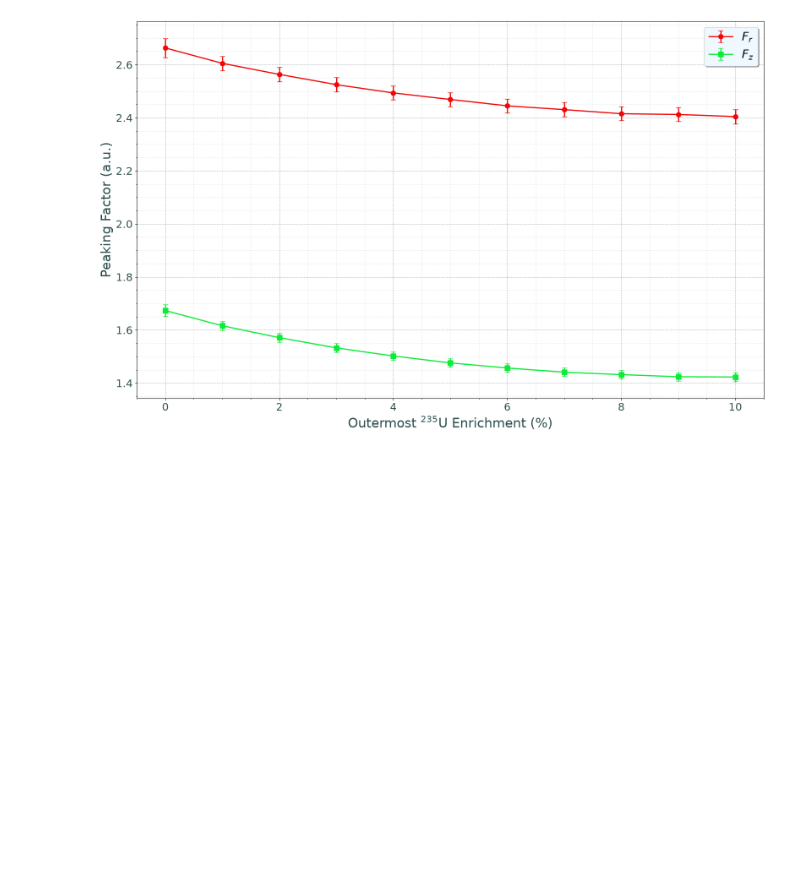
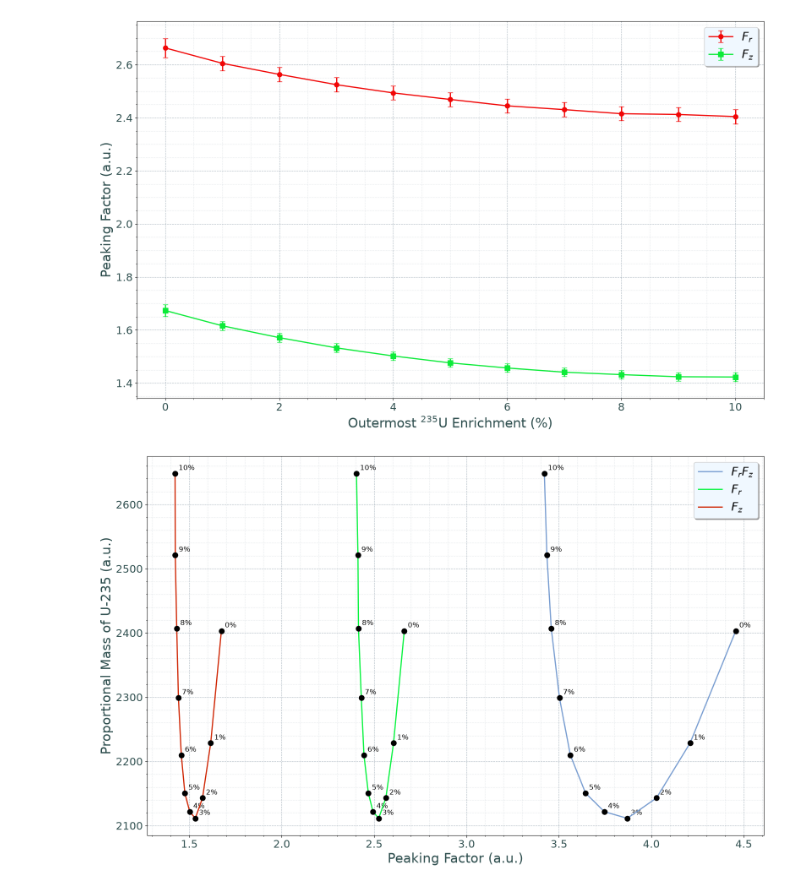
Before and after one commit to oblivion0218/Tesi-Magistrale, a Jupyter notebook: Open MC/FUKUOKA/50PCM_fukuoka/auto/analisi.ipynb, the cells around one changed output. Cells and saved outputs as stored; diff of their text form; code cells hidden in the pictures; blank space fills up the shorter version.

```diff
--- a/Open MC/FUKUOKA/50PCM_fukuoka/auto/analisi.ipynb
+++ b/Open MC/FUKUOKA/50PCM_fukuoka/auto/analisi.ipynb
@@ -1196,3 +1196,101 @@ plt.savefig('peaking_factors_zoom.png', dpi=300)
 plt.show()
 # %% [output]
 [figure]
+# %%
+
+def calcola_e_plotta_massa(df_peak, x_pred, y_pred):
+
+    # Definizione geometria anelli
+    anelli = np.arange(2, 12)
+    n_barre = 6 * (anelli)
+
+    valid_x = []
+    mass_vect = []
+    valid_indices = []
+
+    for i, (x_p, y_p) in enumerate(zip(x_pred, y_pred)):
+        y_start = y_p
+        y_end = x_p
+
+        # Filtro: escludiamo le configurazioni con arricchimento iniziale nullo/negativo
+        if y_start <= 0:
+            continue
+
+        # Calcolo coefficienti retta: e_n = m * n + q
+        m = (y_end - y_start) / 10.0
+        q = y_start - m * 1.0
+
+        # Arricchimenti valutati sui punti discreti 1-11
+        arricchimenti = m * anelli + q
+
+        # Integrale discreto della massa: Somma(N_barre * arricchimento_n)
+        massa_prop = np.sum(n_barre * arricchimenti)
+
+        valid_x.append(x_p)
+        mass_vect.append(massa_prop)
+        valid_indices.append(i)
+        #print(f"Configurazione EXT={x_p:2.1f}, INT={y_start:5.2f} -> Massa Proporzionale: {massa_prop:.2f}")
+
+    mass_vect = np.array(mass_vect)
+    valid_x = np.array(valid_x)
+
+    # Filtriamo il DataFrame df_peak per mantenere solo i punti validi
+    df_valid = df_peak.iloc[valid_indices].reset_index(drop=True)
+
+    # Setup Figura (16x10 pollici)
+    fig, ax = plt.subplots(figsize=(16, 10))
+
+    # Definizione configurazioni per le 3 curve
+    curve_config = [
+        ('FrFz', '$F_r F_z$', '#789DD1'),
+        ('Fr', '$F_r$', "#07F43E"),
+        ('Fz', '$F_z$', "#D02604")
+    ]
+
+    # Inversione Assi: X = Massa Proporzionale, Y = Peaking Factor
+    y_data = mass_vect
+
+    for col, label_text, color_line in curve_config:
+        x_data = df_valid[col].values
+
+        # Linea di tendenza / interpolazione
+        ax.plot(x_data, y_data, color=color_line, linestyle='-', linewidth=2, zorder=4, label=label_text)
+
+        # Punti sperimentali valutati (in nero puro)
+        ax.scatter(x_data, y_data, color='#000000', s=80, zorder=5)
+
+        # Annotazione valore arricchimento dell'anello più esterno accanto a ciascun punto
+        for x_val, y_val, ext_val in zip(x_data, y_data, valid_x):
+            ax.annotate(f"{ext_val:.0f}%",
+                        xy=(x_val, y_val),
+                        textcoords="offset points",
+                        xytext=(6, 6),
+                        fontsize=12,
+                        color="#040404")
+
+    # Formattazione etichette assi (Font size 22, colore #2F4F4F, unita' tra parentesi tonde)
+    ax.set_ylabel('Proportional Mass of U-235 (a.u.)', fontsize=22, color='#2F4F4F')
+    ax.set_xlabel('Peaking Factor (a.u.)', fontsize=22, color='#2F4F4F')
+
+    # Formattazione Tick (Major: 18, Minor: 12)
+    ax.minorticks_on()
+    ax.tick_params(axis='both', which='major', labelsize=18, labelcolor='#2F4F4F')
+    ax.tick_params(axis='both', which='minor', labelsize=12)
+
+    # Setup della griglia avanzata (Major tratteggiata alpha=0.6, Minor punteggiata alpha=0.3)
+    ax.grid(which='major', linestyle='--', alpha=0.6, color='#778899')
+    ax.grid(which='minor', linestyle=':', alpha=0.3, color='#778899')
+
+    # Legenda ottimizzata con ombra e sfondo Alice Blue
+    ax.legend(loc='best', frameon=True, shadow=True, fontsize=20, facecolor='#F0F8FF')
+
+    plt.tight_layout()
+    plt.savefig('ottimizzazion_peaking_massa.png', dpi=300)
+    plt.show()
+
+    return valid_x, mass_vect
+
+# Chiamata della funzione
+x_val, massa_val = calcola_e_plotta_massa(df_peak, x_pred, y_pred)
+# %% [output]
+[figure, added]
```
Also changed, not shown: parts of 4 cells of this notebook, 50 other files.
